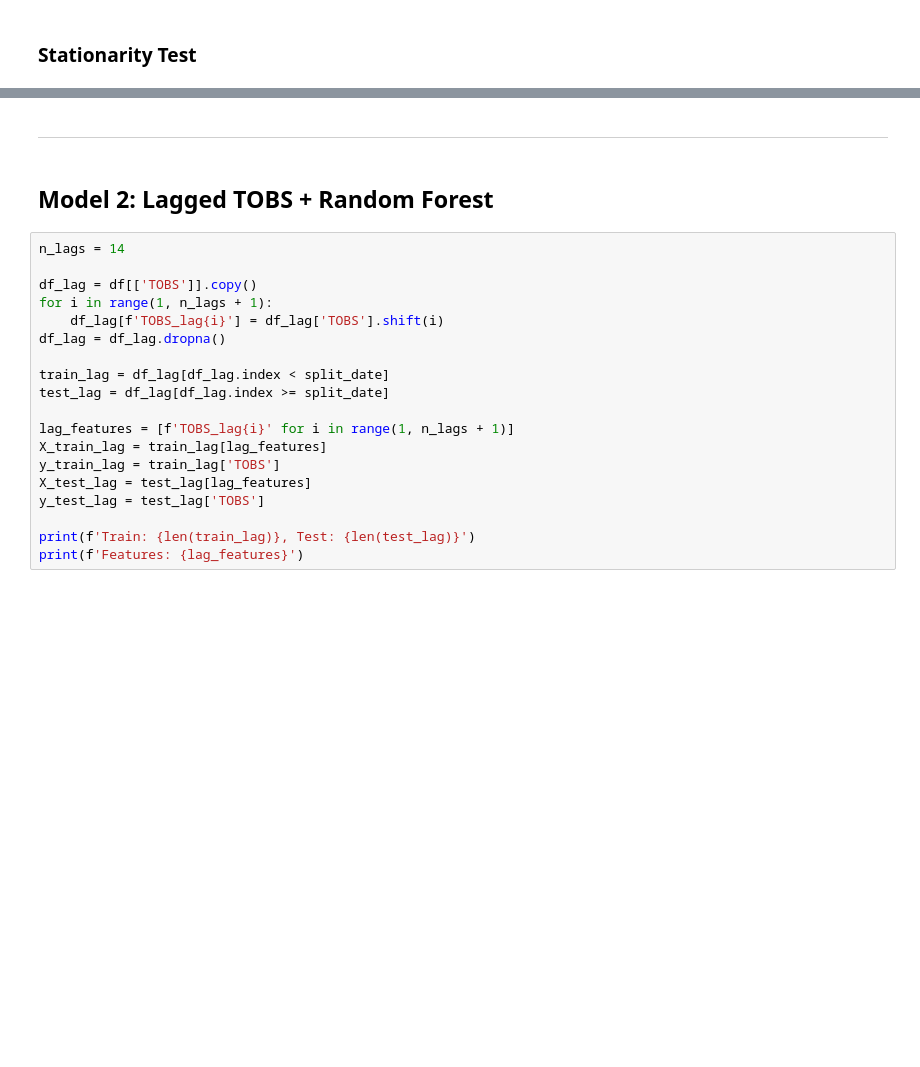
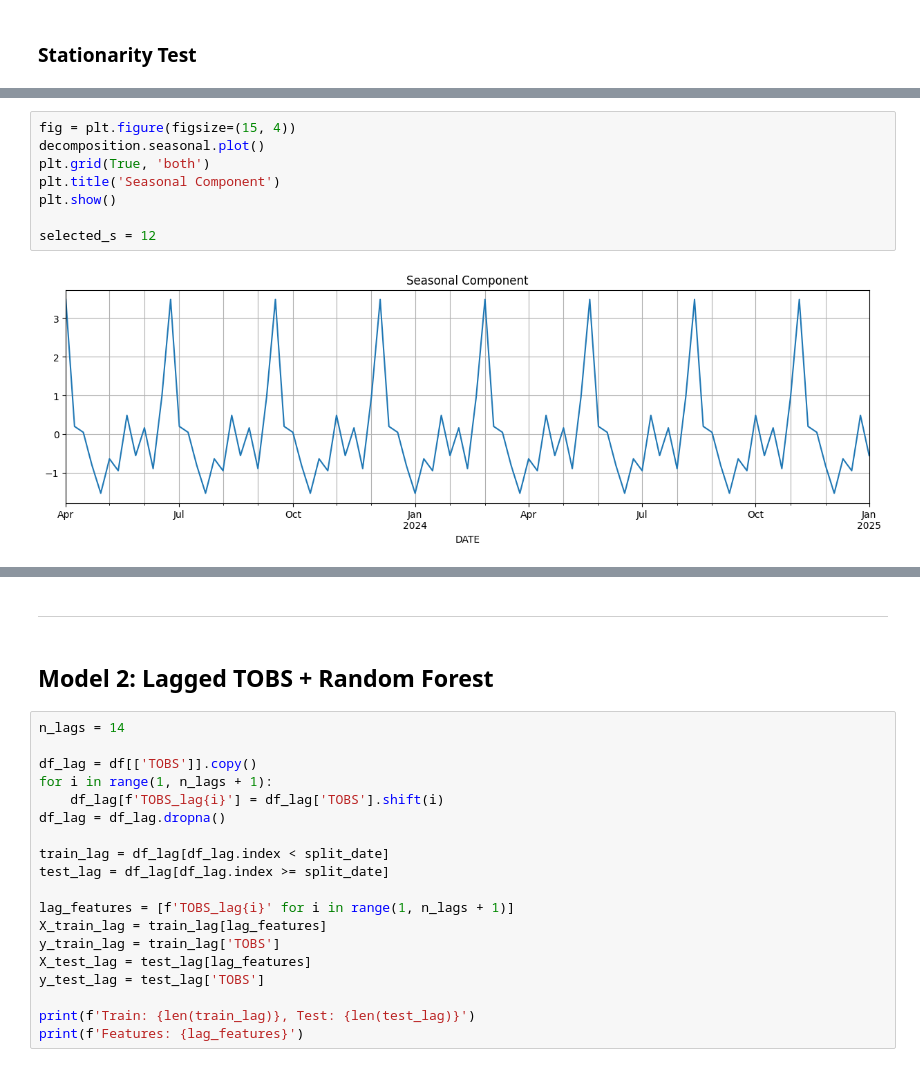
Before and after one commit to NareMu/ML-Classification-and-Clustering-Project, a Jupyter notebook: proj2/part2-2.ipynb, the cells around one changed output, grey strips where cells are left out. Cells and saved outputs as stored; diff of their text form; blank space fills up the shorter version.

```diff
--- a/proj2/part2-2.ipynb
+++ b/proj2/part2-2.ipynb
@@ -109,0 +159,10 @@ plt.show()
+# %%
+fig = plt.figure(figsize=(15, 4))
+decomposition.seasonal.plot()
+plt.grid(True, 'both')
+plt.title('Seasonal Component')
+plt.show()
+
+selected_s = 12
+# %% [output]
+[figure, added]
```
Also changed, not shown: parts of 43 cells of this notebook, 8 other files.
